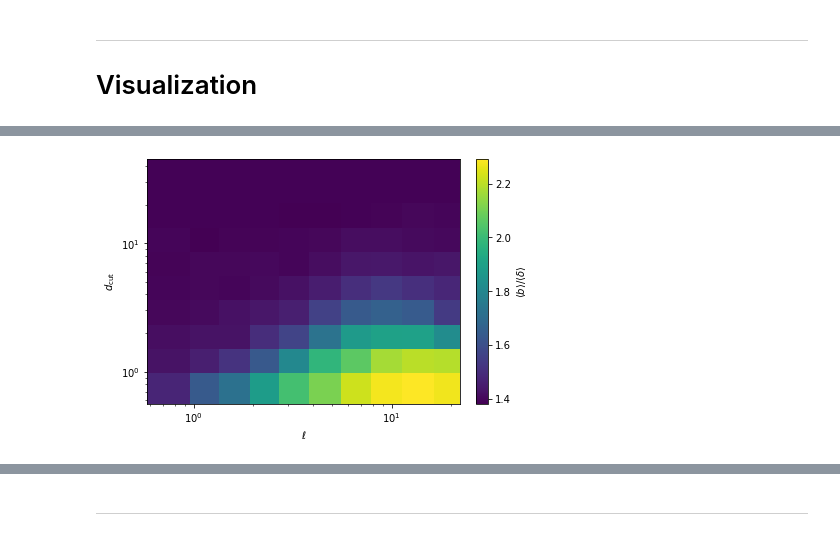
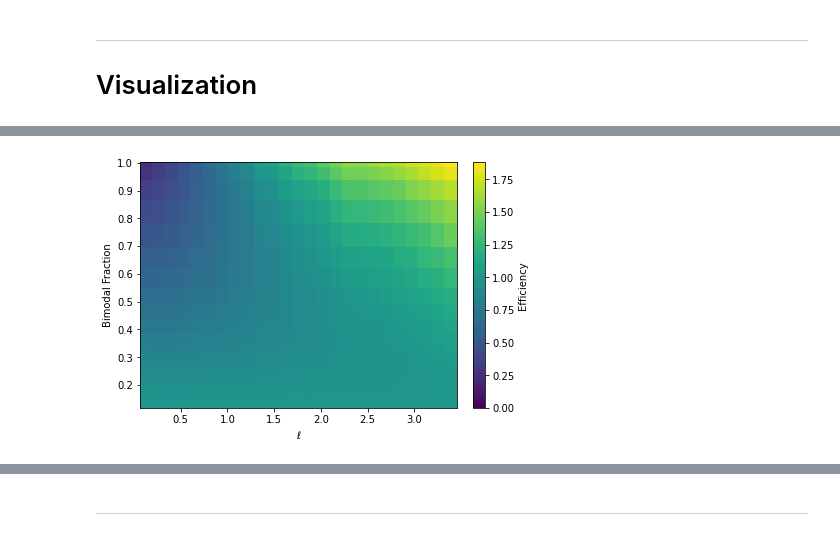
Before and after one commit to poss-group/matsim-bimodal-1, a Jupyter notebook: python_analysis/AnalyzeCarbonFootprintVaryDCut.ipynb, the cells around one changed output, grey strips where cells are left out. Saved outputs shown, nothing was run; the diff lists cells and outputs as text; code cells hidden in the pictures.

```diff
--- a/python_analysis/AnalyzeCarbonFootprintVaryDCut.ipynb
+++ b/python_analysis/AnalyzeCarbonFootprintVaryDCut.ipynb
@@ -21,3 +14,8 @@ path = "/scratch01.local/hheuer/matsim-bimodal/scenarios/fine_grid/bimodal/outpu
+# %%
+# path = "/scratch01.local/hheuer/matsim-bimodal/scenarios/fine_grid/bimodal/output/VaryDCutLogNonLocTT5Alpha/"
+# path = "/scratch01.local/hheuer/matsim-bimodal/scenarios/fine_grid/bimodal/output/VaryEllDCutConstDrt1000Drt3000Mean3Alpha900Beta/"
+# path = "/scratch01.local/hheuer/matsim-bimodal/scenarios/fine_grid/bimodal/output/VaryEllDCutConstDrt1000Drt3000Mean3Alpha900Beta/"
+path = "/scratch01.local/hheuer/matsim-bimodal/scenarios/fine_grid/bimodal/output/3Alpha1200Beta/"
 # %%
 # dcut_dirs = getBimDirsVaryDCut(path, 100)
 # uni_dirs = getUniDirs(path, 100)
@@ -91,4 +99,5 @@ def readData(nReqs):
 # Visualization
 # %%
 # dcuts, ells, data = readData(10000)
-df, df_car = readData(20000)
+df, df_car = readData(10000)
+df["efficiency"] = df["occupancy"]/df["detour"]
@@ -97,24 +150,36 @@ TypeError: expected str, bytes or os.PathLike object, not NoneType
 # %%
-import seaborn as sns
-
+%matplotlib inline
 # data_ = np.einsum("ijk->jik", data)
 fig, ax = plt.subplots(constrained_layout=True)
 
-df_mod = df[df["l"] < 1000]
-df_mod = df_mod[df_mod["dcut"] < 10000]
-data = df_mod.pivot(index="l", columns="dcut", values=["efficiency", "servability", "drt_wait_time", "drt_wait_time_normalized" ,"drt_distance", "req_mean_dist"])
-Z = data["drt_wait_time_normalized"]
-X,Y = np.meshgrid(Z.index.to_numpy(), Z.columns.to_numpy(), indexing='ij')
+# df_mod = df[df["l"] < 1000]
+# df_mod = df_mod[df_mod["dcut"] < 10000]
+df_mod = df
+data = df_mod.pivot(index="l", columns="dcut", values=["efficiency", "servability", "drt_travel_time_normalized",
+                                                       "drt_wait_time_normalized" ,"drt_distance",
+                                                       "req_mean_dist", "cummulative_dist_drt",
+                                                      "cummulative_dist_drt_unshared", "pkm_drt",
+                                                       "occupancy", "detour"])
+Z = data["cummulative_dist_drt_unshared"]/data["cummulative_dist_drt"]
+# Z = data["occupancy"]/data["detour"]
+# Z = data["pkm_drt"]
+y = getBimFrac(Z.columns.to_numpy()*df["req_mean_dist"].mean())
+# y = Z.columns.to_numpy()
+X,Y = np.meshgrid(Z.index.to_numpy(), y, indexing='ij')
+# X,Y = np.meshgrid(Z.index.to_numpy(), bimodalFrac, indexing='ij')
 
-im = ax.pcolor(X,Y,Z.to_numpy(), shading='auto', linewidth=0)
+im = ax.pcolor(X,Y,Z.to_numpy(), shading='auto', linewidth=0, vmin=0)
 im.set_edgecolor('face')
 # ax = sns.heatmap(data[:,:,0])
-plt.colorbar(im, label=r"$\langle b\rangle/\langle\delta\rangle$")
-ax.set_xscale("log")
-ax.set_yscale("log")
+# plt.colorbar(im, label=r"$\langle b\rangle/\langle\delta\rangle$")
+plt.colorbar(im, label="Efficiency")
+# ax.set_xscale("log")
+# ax.set_yscale("log")
 ax.set_xlabel(r"$\ell$")
-ax.set_ylabel(r"$d_\mathrm{cut}$")
+# ax.set_ylabel(r"$d_\mathrm{cut}$")
+ax.set_ylabel("Bimodal Fraction")
 
+# fig.savefig("figures/EfficiencyConstDrtDemand3Alpha900Beta.jpg", dpi=200)
 plt.show()
 # %% [output]
-[figure, old version]
+[figure, new version]
```
Also changed, not shown: parts of 16 cells of this notebook, 15 other files.
